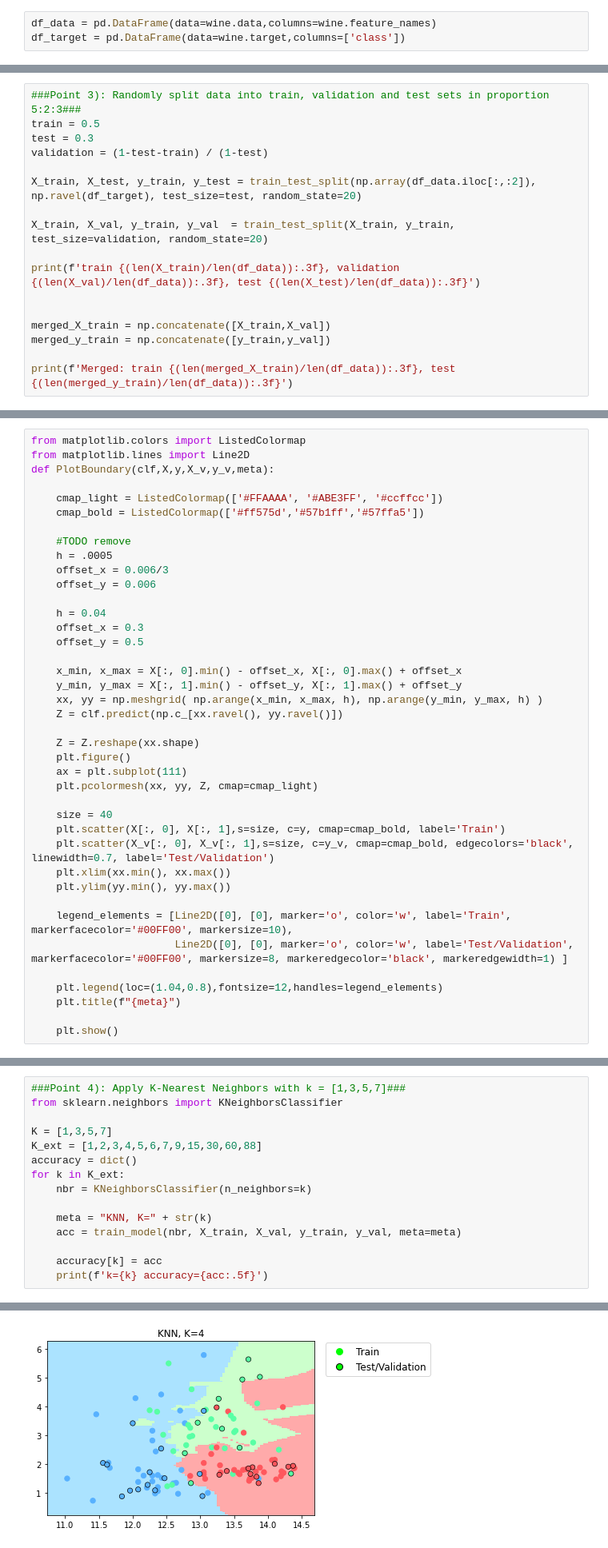
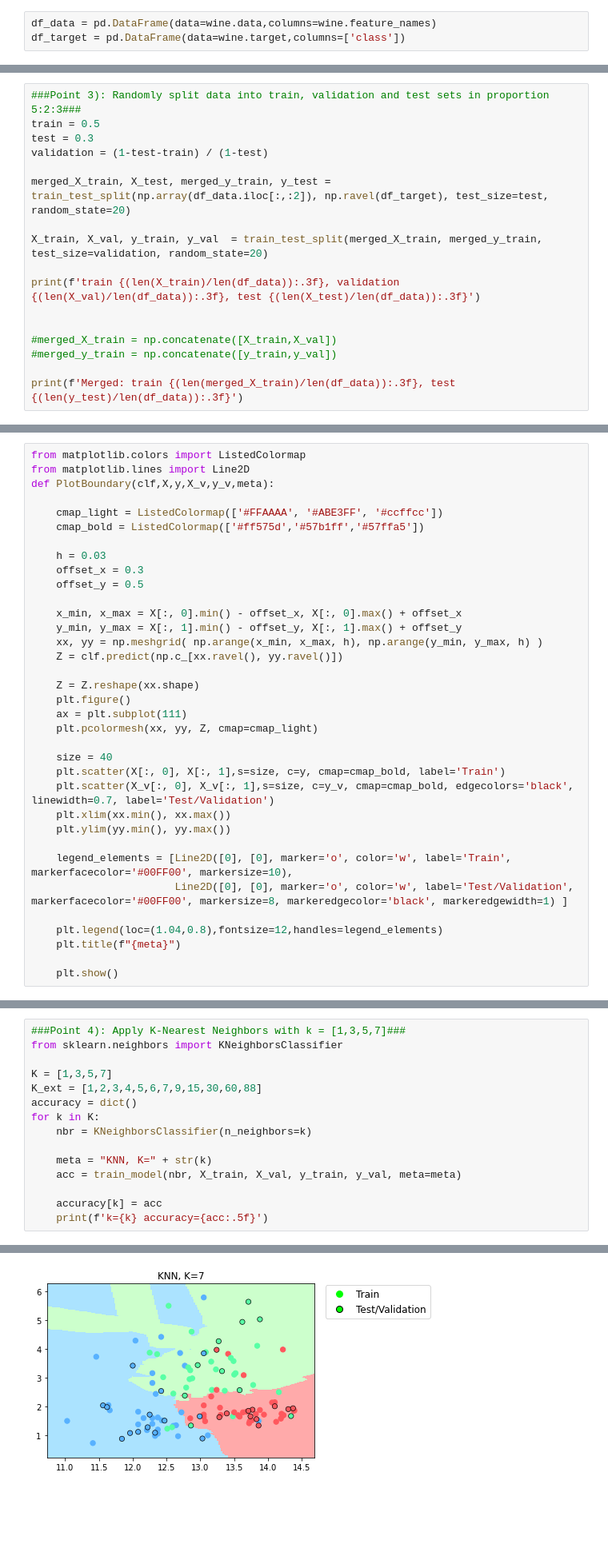
Before and after one commit to MauriVass/MachineLearning-DeepLearningCourse, a Jupyter notebook: HM1/HM1.ipynb, the cells around one changed output, grey strips where cells are left out. Shown at 80% size. Cells and saved outputs as stored; diff of their text form; blank space fills up the shorter version.

```diff
--- a/HM1/HM1.ipynb
+++ b/HM1/HM1.ipynb
@@ -92,16 +93,16 @@ train = 0.5
 test = 0.3
 validation = (1-test-train) / (1-test)
 
-X_train, X_test, y_train, y_test = train_test_split(np.array(df_data.iloc[:,:2]), np.ravel(df_target), test_size=test, random_state=20)
+merged_X_train, X_test, merged_y_train, y_test = train_test_split(np.array(df_data.iloc[:,:2]), np.ravel(df_target), test_size=test, random_state=20)
 
-X_train, X_val, y_train, y_val  = train_test_split(X_train, y_train, test_size=validation, random_state=20)
+X_train, X_val, y_train, y_val  = train_test_split(merged_X_train, merged_y_train, test_size=validation, random_state=20)
 
 print(f'train {(len(X_train)/len(df_data)):.3f}, validation {(len(X_val)/len(df_data)):.3f}, test {(len(X_test)/len(df_data)):.3f}')
 
 
-merged_X_train = np.concatenate([X_train,X_val])
-merged_y_train = np.concatenate([y_train,y_val])
+#merged_X_train = np.concatenate([X_train,X_val])
+#merged_y_train = np.concatenate([y_train,y_val])
 
-print(f'Merged: train {(len(merged_X_train)/len(df_data)):.3f}, test {(len(merged_y_train)/len(df_data)):.3f}')
+print(f'Merged: train {(len(merged_X_train)/len(df_data)):.3f}, test {(len(y_test)/len(df_data)):.3f}')
 # %% [output]
 train 0.494, validation 0.202, test 0.303
@@ -114,12 +115,7 @@ def PlotBoundary(clf,X,y,X_v,y_v,meta):
     cmap_light = ListedColormap(['#FFAAAA', '#ABE3FF', '#ccffcc'])
     cmap_bold = ListedColormap(['#ff575d','#57b1ff','#57ffa5'])
 
-    #TODO remove
-    h = .0005
-    offset_x = 0.006/3
-    offset_y = 0.006
-
-    h = 0.04
+    h = 0.03
     offset_x = 0.3
     offset_y = 0.5
 
@@ -173,7 +169,7 @@ from sklearn.neighbors import KNeighborsClassifier
 K = [1,3,5,7]
 K_ext = [1,2,3,4,5,6,7,9,15,30,60,88]
 accuracy = dict()
-for k in K_ext:
+for k in K:
     nbr = KNeighborsClassifier(n_neighbors=k)
 
     meta = "KNN, K=" + str(k)
@@ -191 +187 @@ k=3 accuracy=0.83333
-[figure, old version]
+[figure, new version]
```
Also changed, not shown: parts of 13 cells of this notebook, 1 other file.
